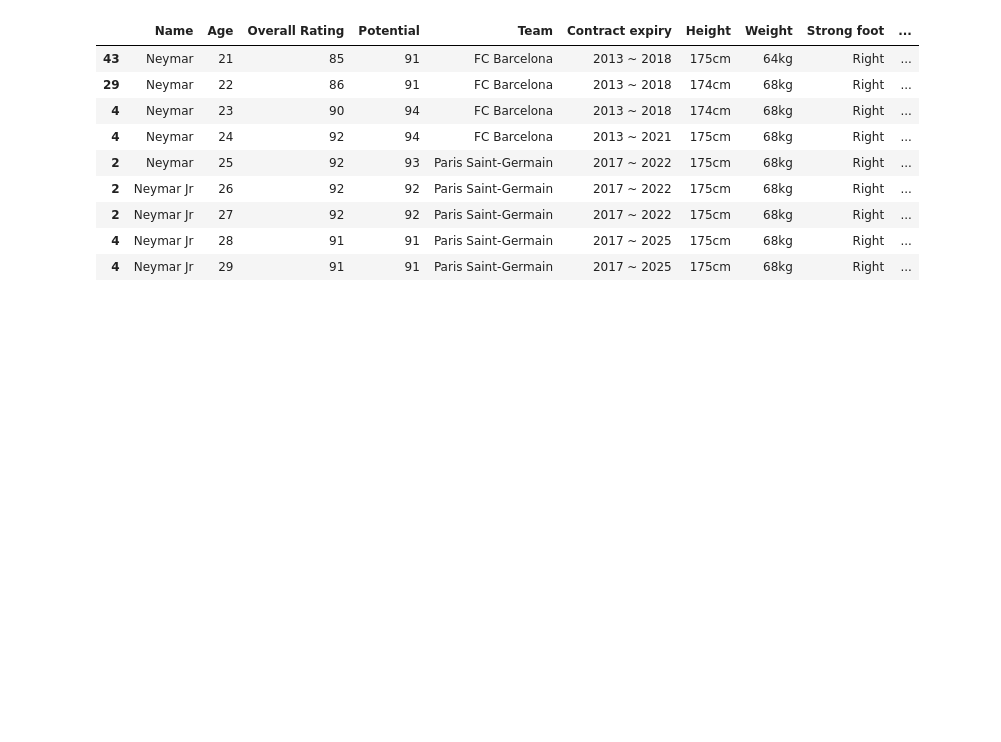
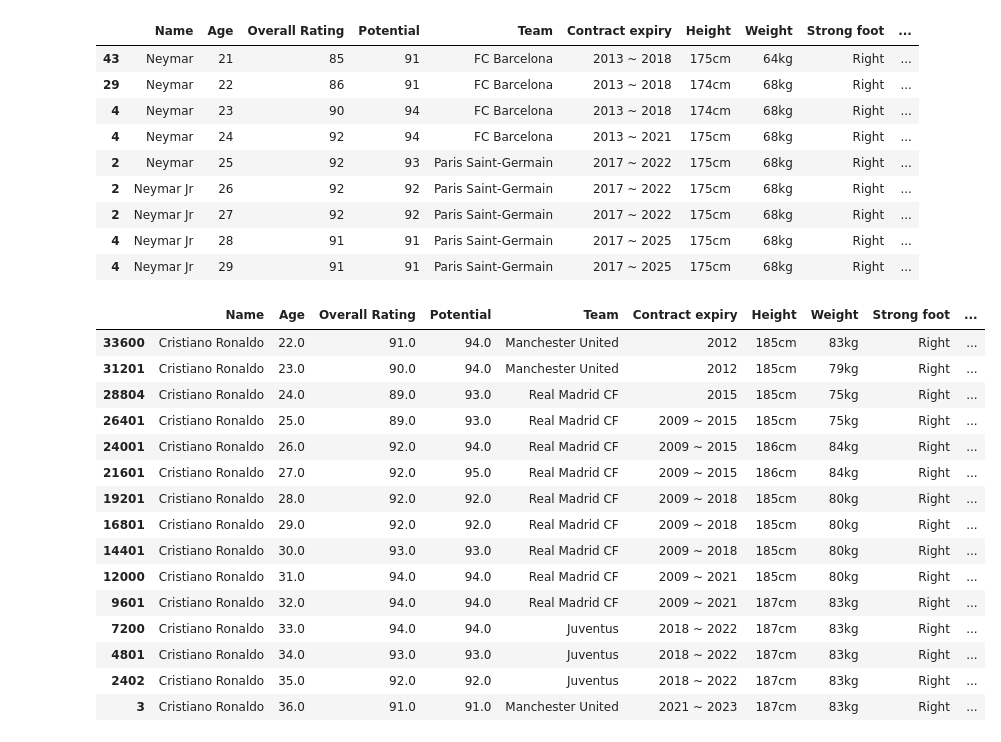
Before and after one commit to SravanRajupalem/FootballPredictions, a Jupyter notebook: 16b. Extract_Player_Weights.ipynb, the cells around one changed output. Cells and saved outputs as stored; diff of their text form; code cells hidden in the pictures; blank space fills up the shorter version.

```diff
--- a/16b. Extract_Player_Weights.ipynb
+++ b/16b. Extract_Player_Weights.ipynb
@@ -282,3 +282,33 @@ final_df[final_df['Full Name']=='Neymar da Silva Santos Jr.'].sort_values(by=['N
 | 2 | Neymar Jr | 27 | 92 | 92 | Paris Saint-Germain | 2017 ~ 2022 | 175cm | 68kg | Right | ... |
 | 4 | Neymar Jr | 28 | 91 | 91 | Paris Saint-Germain | 2017 ~ 2025 | 175cm | 68kg | Right | ... |
 | 4 | Neymar Jr | 29 | 91 | 91 | Paris Saint-Germain | 2017 ~ 2025 | 175cm | 68kg | Right | ... |
+# %%
+player_weights_df = pd.read_csv('player_weights.csv')
+player_weights_df.sort_values(by=['Name', 'year'], inplace=True)
+player_weights_df.loc[player_weights_df['year'].str[-2:].astype(int) - 1 < 10, 'season'] = '0' + (player_weights_df['year'].str[-2:].astype(int) - 1).astype(str) + '/' + (player_weights_df['year'].str[-2:])
+player_weights_df.loc[player_weights_df['year'].str[-2:].astype(int) - 1 >= 10, 'season'] = (player_weights_df['year'].str[-2:].astype(int) - 1).astype(str) + '/' + (player_weights_df['year'].str[-2:])
+player_weights_df['Surname'] = player_weights_df['Name'].str.split().str[-1]
+player_weights_df.bfill(axis=0, inplace=True)
+
+messi = player_weights_df[player_weights_df['Name']=='Cristiano Ronaldo']
+# %%
+messi['UID'] = messi['Full Name'].str.lower().str.replace(' ','') + messi['Nationality'].str.lower().str.replace(' ','') + messi['Strong foot'].str.lower().str.replace(' ','')
+
+messi
+# %% [output]
+|  | Name | Age | Overall Rating | Potential | Team | Contract expiry | Height | Weight | Strong foot | ... |
+| 33600 | Cristiano Ronaldo | 22.0 | 91.0 | 94.0 | Manchester United | 2012 | 185cm | 83kg | Right | ... |
+| 31201 | Cristiano Ronaldo | 23.0 | 90.0 | 94.0 | Manchester United | 2012 | 185cm | 79kg | Right | ... |
+| 28804 | Cristiano Ronaldo | 24.0 | 89.0 | 93.0 | Real Madrid CF | 2015 | 185cm | 75kg | Right | ... |
+| 26401 | Cristiano Ronaldo | 25.0 | 89.0 | 93.0 | Real Madrid CF | 2009 ~ 2015 | 185cm | 75kg | Right | ... |
+| 24001 | Cristiano Ronaldo | 26.0 | 92.0 | 94.0 | Real Madrid CF | 2009 ~ 2015 | 186cm | 84kg | Right | ... |
+| 21601 | Cristiano Ronaldo | 27.0 | 92.0 | 95.0 | Real Madrid CF | 2009 ~ 2015 | 186cm | 84kg | Right | ... |
+| 19201 | Cristiano Ronaldo | 28.0 | 92.0 | 92.0 | Real Madrid CF | 2009 ~ 2018 | 185cm | 80kg | Right | ... |
+| 16801 | Cristiano Ronaldo | 29.0 | 92.0 | 92.0 | Real Madrid CF | 2009 ~ 2018 | 185cm | 80kg | Right | ... |
+| 14401 | Cristiano Ronaldo | 30.0 | 93.0 | 93.0 | Real Madrid CF | 2009 ~ 2018 | 185cm | 80kg | Right | ... |
+| 12000 | Cristiano Ronaldo | 31.0 | 94.0 | 94.0 | Real Madrid CF | 2009 ~ 2021 | 185cm | 80kg | Right | ... |
+| 9601 | Cristiano Ronaldo | 32.0 | 94.0 | 94.0 | Real Madrid CF | 2009 ~ 2021 | 187cm | 83kg | Right | ... |
+| 7200 | Cristiano Ronaldo | 33.0 | 94.0 | 94.0 | Juventus | 2018 ~ 2022 | 187cm | 83kg | Right | ... |
+| 4801 | Cristiano Ronaldo | 34.0 | 93.0 | 93.0 | Juventus | 2018 ~ 2022 | 187cm | 83kg | Right | ... |
+| 2402 | Cristiano Ronaldo | 35.0 | 92.0 | 92.0 | Juventus | 2018 ~ 2022 | 187cm | 83kg | Right | ... |
+| 3 | Cristiano Ronaldo | 36.0 | 91.0 | 91.0 | Manchester United | 2021 ~ 2023 | 187cm | 83kg | Right | ... |
```
Also changed, not shown: 1 other file.
